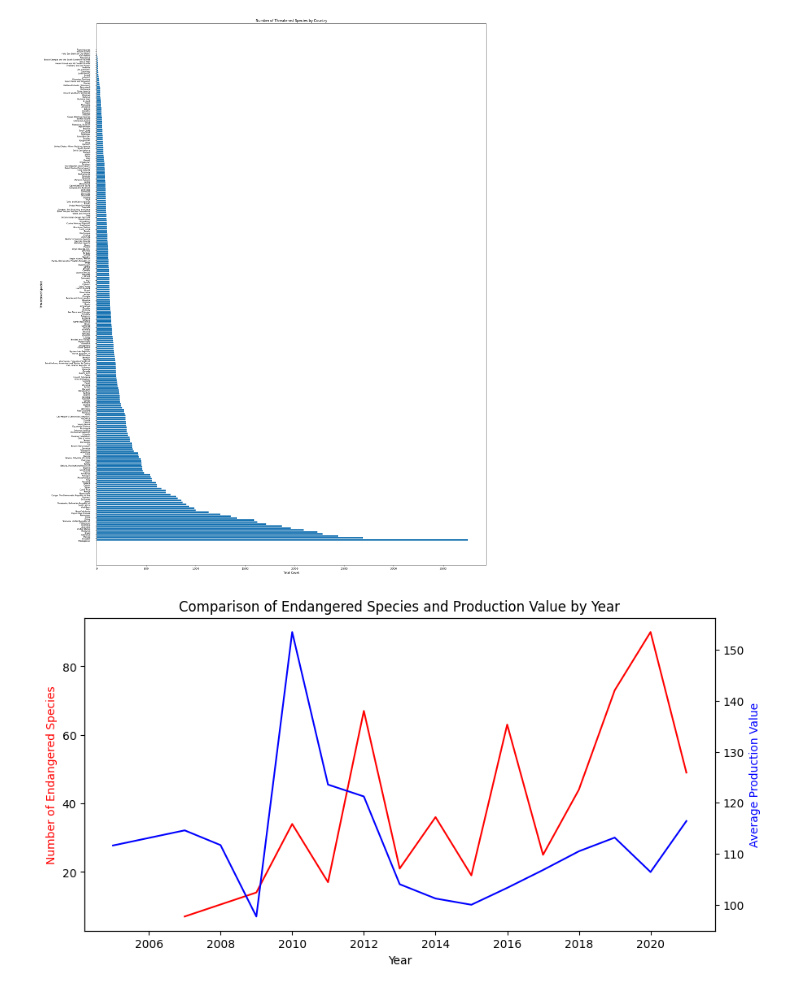
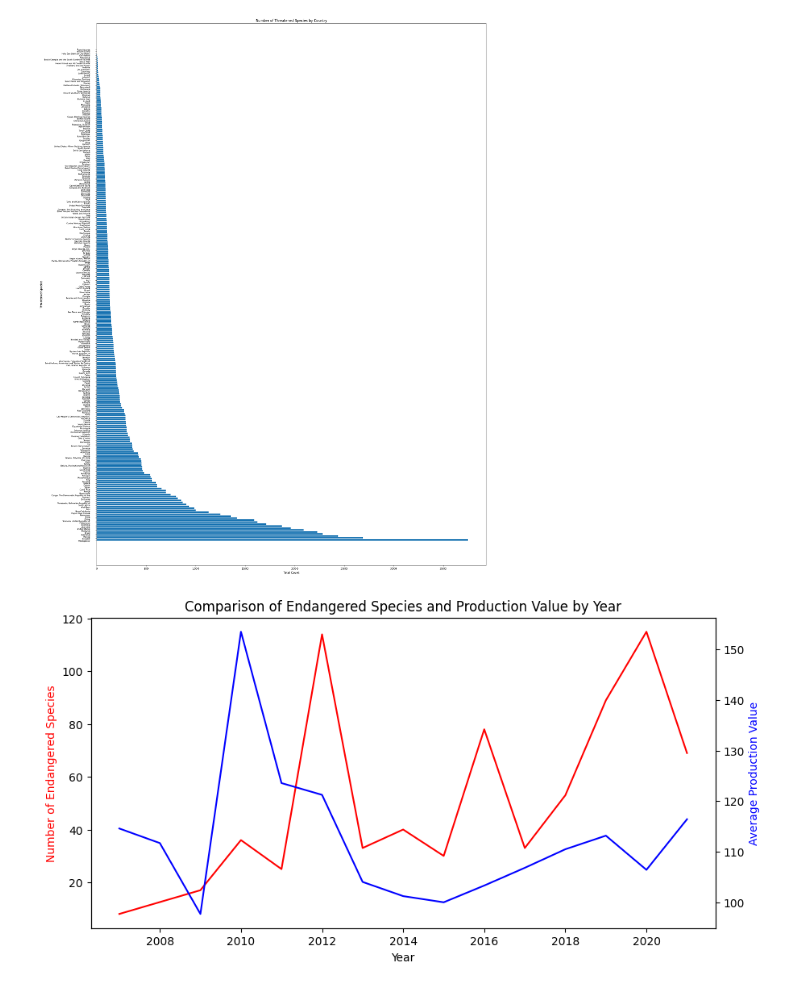
Before and after one commit to ENVS110a-SP23/group2-project, a Jupyter notebook: visualizations.ipynb, the cells around one changed output. Saved outputs shown, nothing was run; the diff lists cells and outputs as text; code cells hidden in the pictures.

```diff
--- a/visualizations.ipynb
+++ b/visualizations.ipynb
@@ -46,12 +46,12 @@ threat['Plants*'] = threat['Plants*'].str.replace(',', '').astype(int)
 
 # Filter 'endangered' dataframe
 endangered_filtered = endangered[endangered['Reason For Change'].isin(['G'])]
-endangered_sublist = ['EX', 'EW', 'CR', 'CR(PE)', 'CR(PEW)' 'EN', 'VU']
+endangered_sublist = ['EX', 'EW', 'CR', 'CR(PE)', 'CR(PEW)' 'EN', 'VU', 'NT']
 
 endangered_critically_endangered = endangered_filtered[endangered_filtered['IUCN Red List Category'].isin(endangered_sublist)]
 
 # Group by 'Year' and count number of occurrences
-endangered_year = endangered_critically_endangered.groupby('Year').count().astype(int)
+endangered_year = endangered_critically_endangered.groupby('Year')['Scientific Name'].count().astype(int)
 endangered_year = endangered_year.reset_index()
 
 # Select only 'Year' and 'Scientific Name' columns
@@ -93,27 +93,27 @@ plt.show()
 # %%
 #Compare the average rate of production by year with the number of endangered species by year
 
 # Filter 'production' dataframe by removing 2006 and 2022 and sorting by Year
-world_production = production[~production['Year'].isin([2006, 2022])].reset_index(drop=True)
+world_production = production[~production['Year'].isin([2005, 2006, 2022])].reset_index(drop=True)
 
 # Calculate the mean production value by year
 world_production_avg = world_production.groupby('Year')['Value'].mean().reset_index()
 world_production_avg = world_production_avg.rename(columns={'Value': 'Production Value'})
 
 # Group the endangered species data by year
 
 # Plot the two trends on the same chart
 fig, ax1 = plt.subplots(figsize=(10, 5))
 
 ax1.plot(endangered_year_filtered['Year'], endangered_year_filtered['Species Count'], color='red')
 ax1.set_xlabel('Year')
 ax1.set_ylabel('Number of Endangered Species', color='red')
 
 ax2 = ax1.twinx()
 ax2.plot(world_production_avg['Year'], world_production_avg['Production Value'], color='blue')
 ax2.set_ylabel('Average Production Value', color='blue')
 
 plt.title('Comparison of Endangered Species and Production Value by Year')
 plt.show()
 # %% [output]
-[figure, old version]
+[figure, new version]
```
Also changed, not shown: parts of 6 cells of this notebook.
